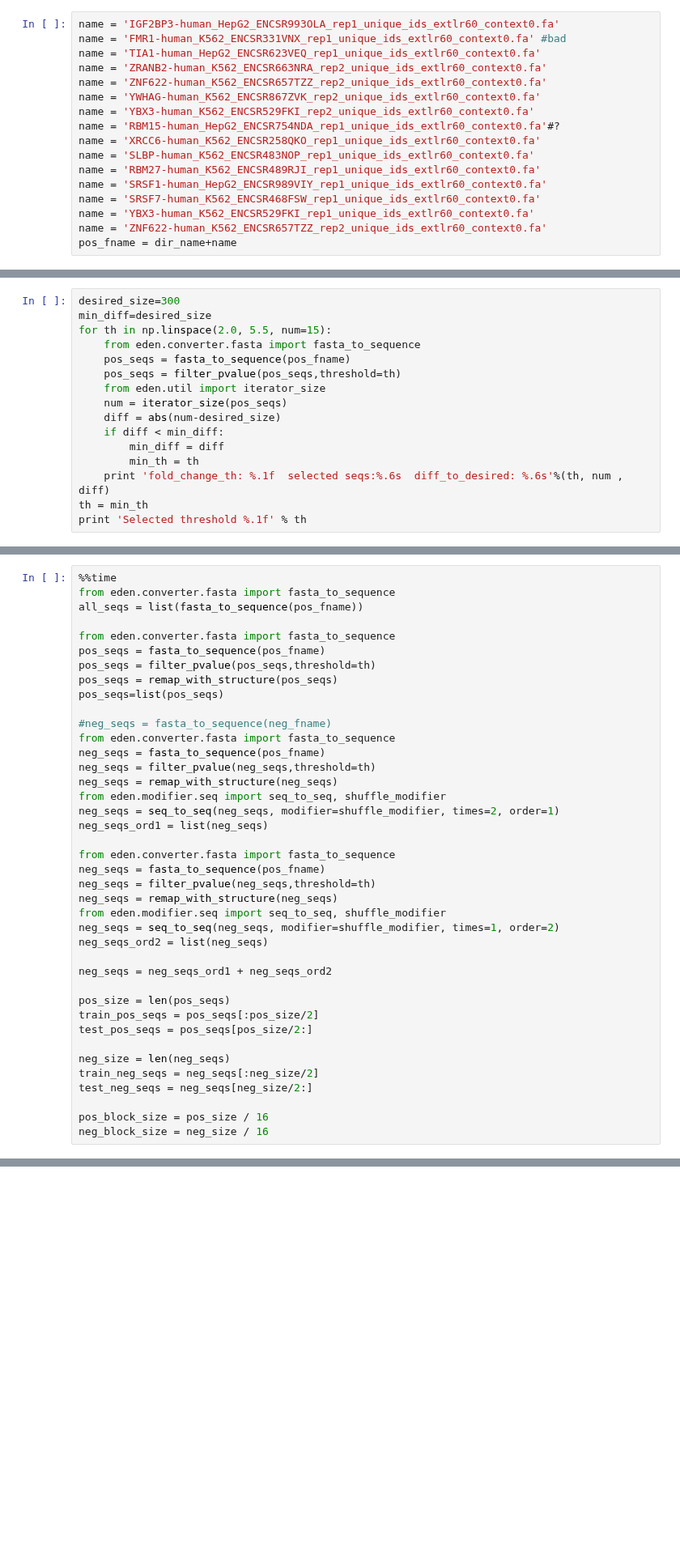
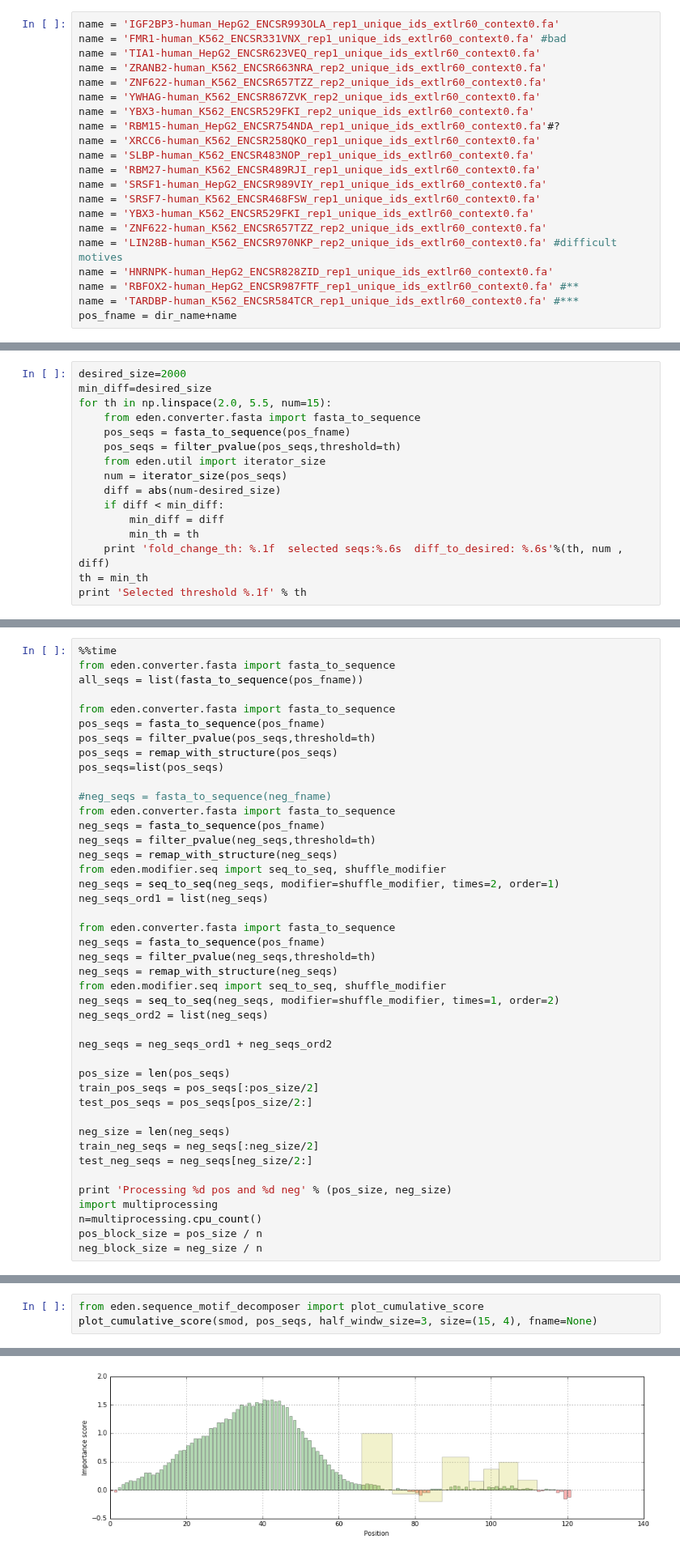
Before and after one commit to fabriziocosta/EDeN_examples, a Jupyter notebook: bioinf/motif/SequenceMotifDecomposer.ipynb, the cells around one changed output, grey strips where cells are left out. Shown at 81% size. Saved outputs shown, nothing was run; the diff lists cells and outputs as text; blank space fills up the shorter version.

```diff
--- a/bioinf/motif/SequenceMotifDecomposer.ipynb
+++ b/bioinf/motif/SequenceMotifDecomposer.ipynb
@@ -145,6 +133,10 @@ name = 'SRSF1-human_HepG2_ENCSR989VIY_rep1_unique_ids_extlr60_context0.fa'
 name = 'SRSF7-human_K562_ENCSR468FSW_rep1_unique_ids_extlr60_context0.fa'
 name = 'YBX3-human_K562_ENCSR529FKI_rep1_unique_ids_extlr60_context0.fa'
 name = 'ZNF622-human_K562_ENCSR657TZZ_rep2_unique_ids_extlr60_context0.fa'
+name = 'LIN28B-human_K562_ENCSR970NKP_rep2_unique_ids_extlr60_context0.fa' #difficult motives
+name = 'HNRNPK-human_HepG2_ENCSR828ZID_rep1_unique_ids_extlr60_context0.fa'
+name = 'RBFOX2-human_HepG2_ENCSR987FTF_rep1_unique_ids_extlr60_context0.fa' #**
+name = 'TARDBP-human_K562_ENCSR584TCR_rep1_unique_ids_extlr60_context0.fa' #***
 pos_fname = dir_name+name
 # %%
 complexity=5 #feature resolution
@@ -164,6 +156,6 @@ freq_th=0.02 # minimum frequency of a consensus regex to be displayed
 std_th=30 # maximum std of localization of consensus regex within the sequence
 # %%
-desired_size=300
+desired_size=2000
 min_diff=desired_size
 for th in np.linspace(2.0, 5.5, num=15):
     from eden.converter.fasta import fasta_to_sequence
@@ -233,6 +225,9 @@ neg_size = len(neg_seqs)
 train_neg_seqs = neg_seqs[:neg_size/2]
 test_neg_seqs = neg_seqs[neg_size/2:]
 
-pos_block_size = pos_size / 16
-neg_block_size = neg_size / 16
+print 'Processing %d pos and %d neg' % (pos_size, neg_size)
+import multiprocessing
+n=multiprocessing.cpu_count()
+pos_block_size = pos_size / n
+neg_block_size = neg_size / n
 # %% [output]
@@ -279,0 +299,4 @@ Wall time: 15.6 s
+# %%
+from eden.sequence_motif_decomposer import plot_cumulative_score
+plot_cumulative_score(smod, pos_seqs, half_windw_size=3, size=(15, 4), fname=None)
+# %% [output]
@@ -279,0 +313 @@ Wall time: 15.6 s
+[figure, added]
```
Also changed, not shown: parts of 12 cells of this notebook, 2 other files.
